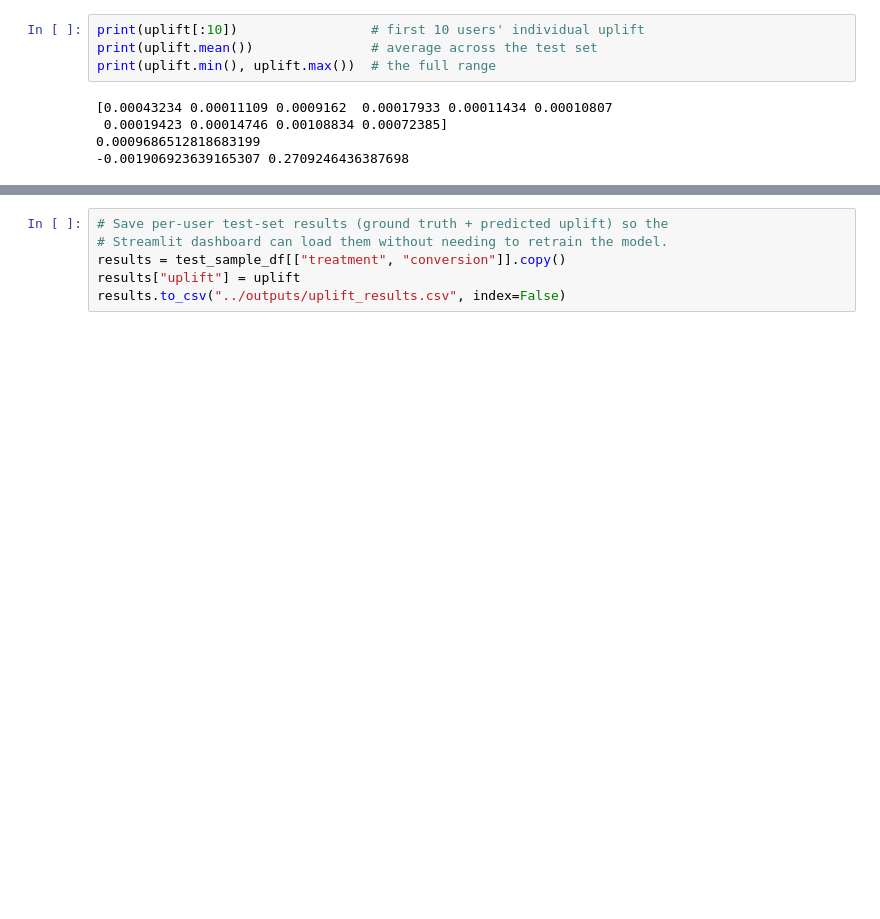
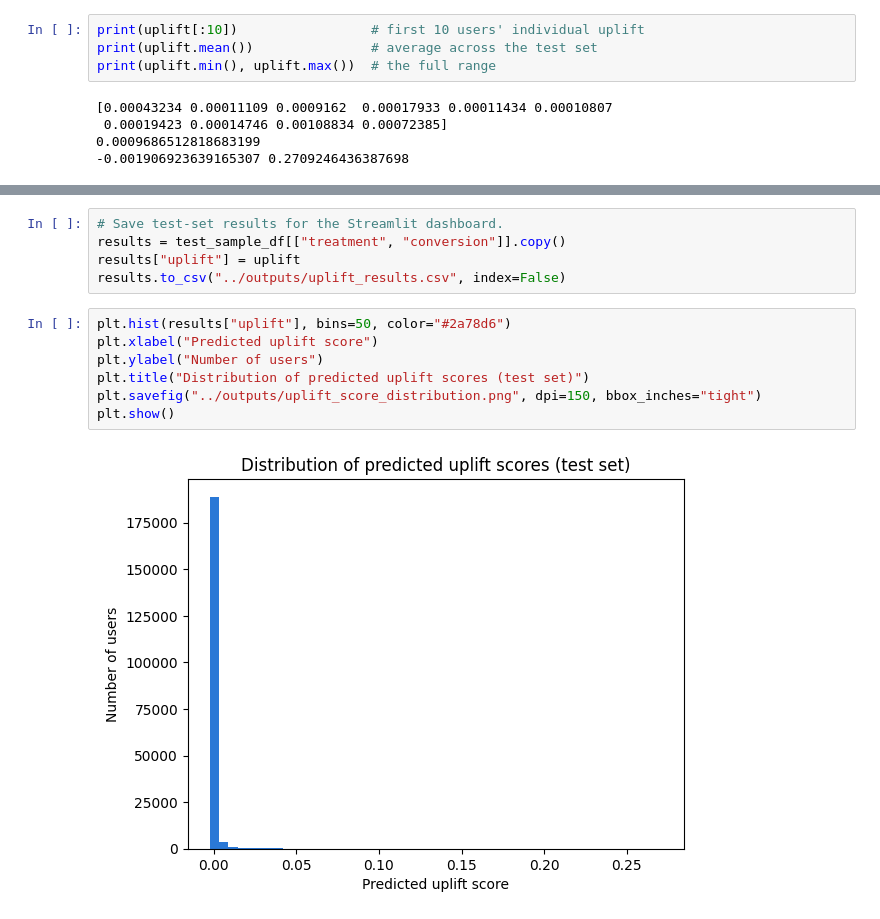
Before and after one commit to ihameed11/criteo-uplift, a Jupyter notebook: notebooks/01_EDA.ipynb, the cells around one changed output, grey strips where cells are left out. Saved outputs shown, nothing was run; the diff lists cells and outputs as text; blank space fills up the shorter version.

```diff
--- a/notebooks/01_EDA.ipynb
+++ b/notebooks/01_EDA.ipynb
@@ -366,8 +341,16 @@ plt.show()
 # %% [output]
 [figure]
 # %%
-# Save per-user test-set results (ground truth + predicted uplift) so the
-# Streamlit dashboard can load them without needing to retrain the model.
+# Save test-set results for the Streamlit dashboard.
 results = test_sample_df[["treatment", "conversion"]].copy()
 results["uplift"] = uplift
 results.to_csv("../outputs/uplift_results.csv", index=False)
+# %%
+plt.hist(results["uplift"], bins=50, color="#2a78d6")
+plt.xlabel("Predicted uplift score")
+plt.ylabel("Number of users")
+plt.title("Distribution of predicted uplift scores (test set)")
+plt.savefig("../outputs/uplift_score_distribution.png", dpi=150, bbox_inches="tight")
+plt.show()
+# %% [output]
+[figure, added]
```
Also changed, not shown: parts of 44 cells of this notebook, 4 other files.
